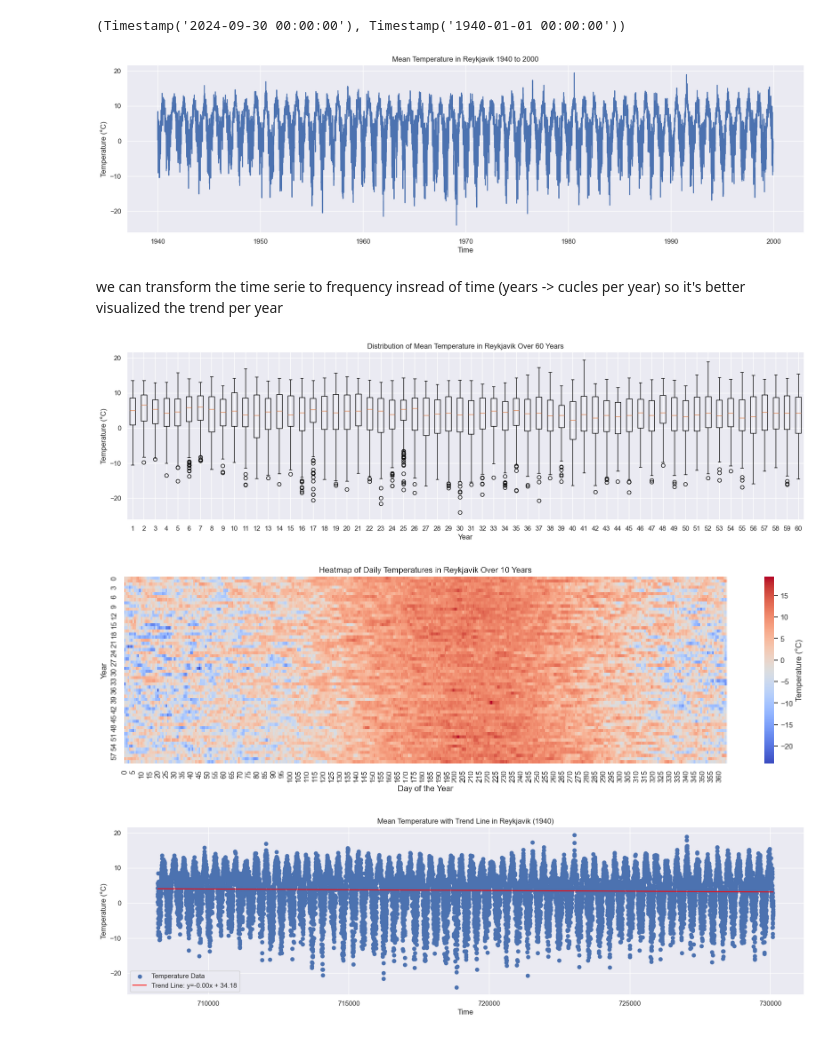
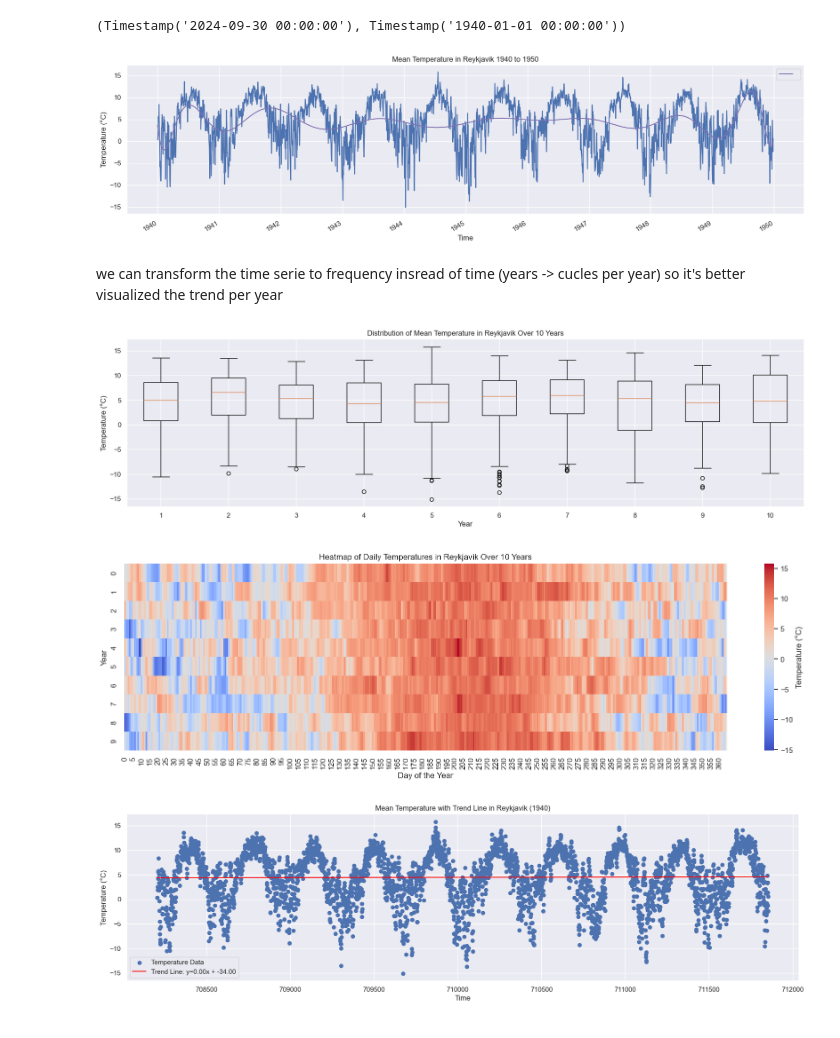
Before and after one commit to esmaailalbarazi/TimeSeriesProject, a Jupyter notebook: Project.ipynb, the cells around one changed output. Drawn from its saved outputs; the diff is of its cells as text; code cells hidden in the pictures.

Commit message:
added polyfit

```diff
--- a/Project.ipynb
+++ b/Project.ipynb
@@ -12,7 +12,7 @@ import seaborn as sns
 # Set the style of seaborn for better looking plots
 sns.set()
 # %%
-num_years  = 80
+num_years  = 1
 # %% [markdown]
 import data
 # %%
@@ -52,19 +52,23 @@ t[-1],t[0]
 # %%
 # Create a figure and axis with a specific size
 fig, ax = plt.subplots(figsize=(20, 5))
 
 # Plot mean temperature in Reykjavik
 ax.plot(t[:365*num_years], temp_mean[:365*num_years])
 
+coefs=np.polyfit(range(365*num_years),temp_mean[:365*num_years],20)
+quadTS = pd.Series(np.polyval(coefs,range(365*num_years)),index=t[:365*num_years])
+
+quadTS.plot(ax=ax,legend=True,color='m')
 # Set the title and labels
 ax.set_title('Mean Temperature in Reykjavik 1940 to '+str(1940 + num_years))
 ax.set_xlabel('Time')
 ax.set_ylabel('Temperature (°C)')
 
 # Show the plot
 plt.show()
 # %% [output]
-[figure, old version]
+[figure, new version]
 # %% [markdown]
 we can transform the time serie to frequency insread of time (years -> cucles per year) so it's better visualized the trend per year
 # %%
@@ -81,7 +85,7 @@ ax.set_ylabel('Temperature (°C)')
 # Show the plot
 plt.show()
 # %% [output]
-[figure, old version]
+[figure, new version]
 # %%
 
 # Create a figure and axis with a specific size
@@ -101,7 +105,7 @@ ax.set_ylabel('Year')
 # Show the plot
 plt.show()
 # %% [output]
-[figure, old version]
+[figure, new version]
 # %%
 from scipy import stats
 
@@ -126,4 +130,4 @@ ax.legend()
 # Show the plot
 plt.show()
 # %% [output]
-[figure, old version]
+[figure, new version]
```
